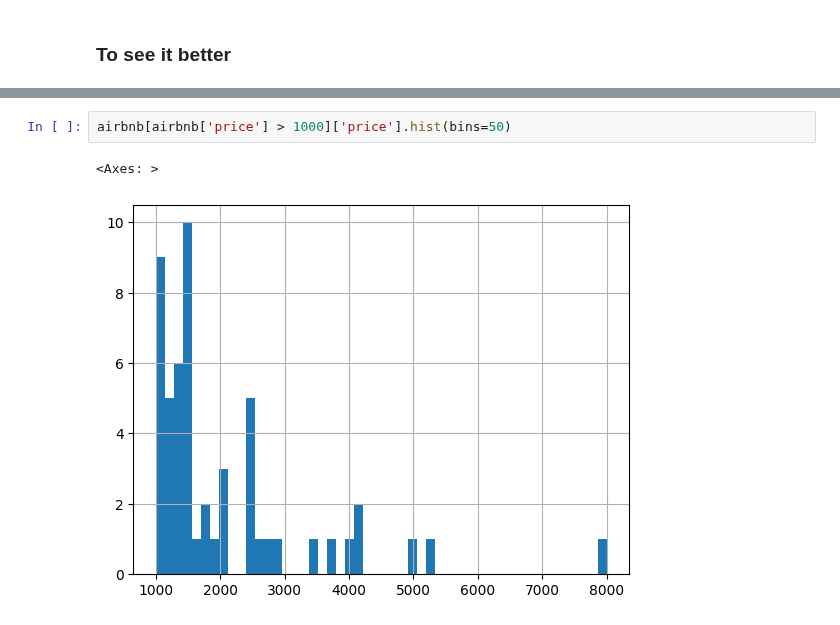
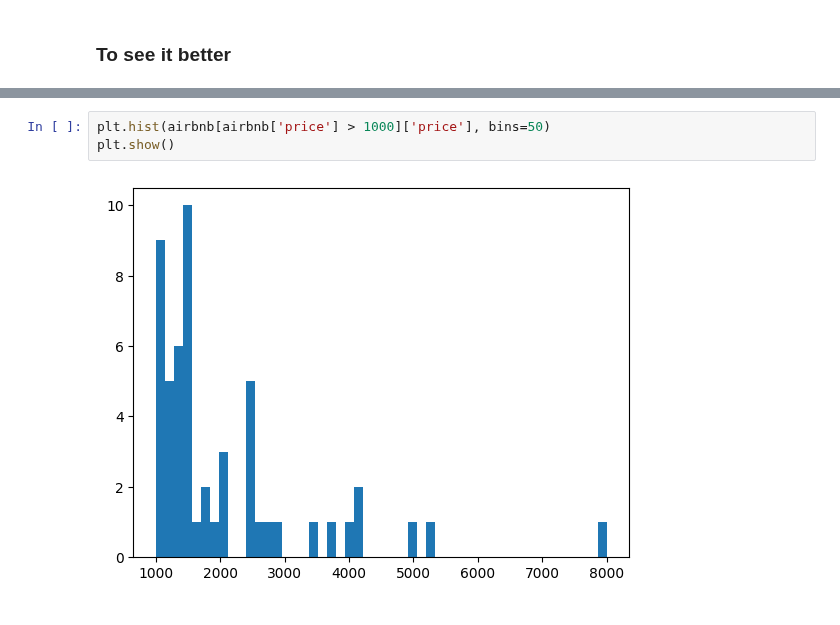
Before and after one commit to kingb6/Data_Preprocessing_Report, a Jupyter notebook: Cleaning_Data_in_Python_live_session.ipynb, the cells around one changed output, grey strips where cells are left out. Drawn from its saved outputs; the diff is of its cells as text.

```diff
--- a/Cleaning_Data_in_Python_live_session.ipynb
+++ b/Cleaning_Data_in_Python_live_session.ipynb
@@ -1015,7 +1016,7 @@ airbnb[airbnb['price'] < 1000]['price'].hist(bins=50)
 <Axes: >
 [figure]
 # %%
-airbnb[airbnb['price'] > 1000]['price'].hist(bins=50)
+plt.hist(airbnb[airbnb['price'] > 1000]['price'], bins=50)
+plt.show()
 # %% [output]
-<Axes: >
-[figure, old version]
+[figure, new version]
```
Also changed, not shown: parts of 1 cell of this notebook.
